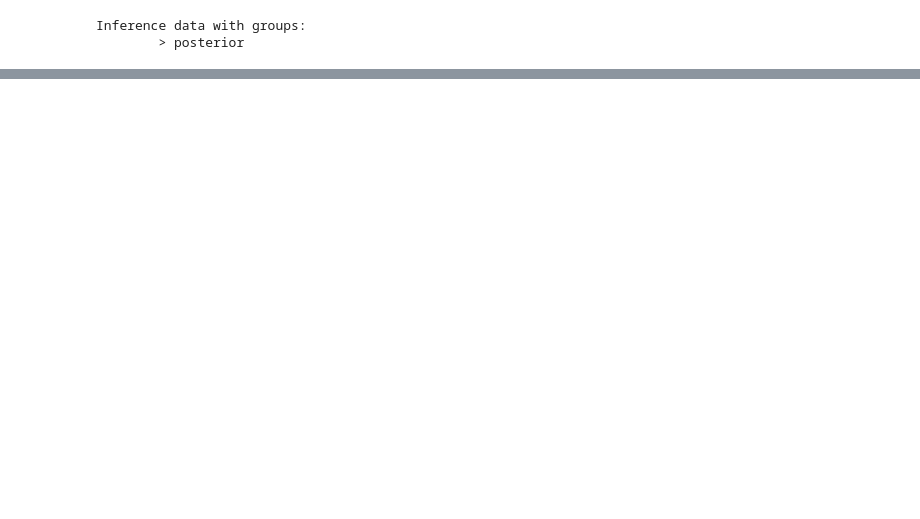
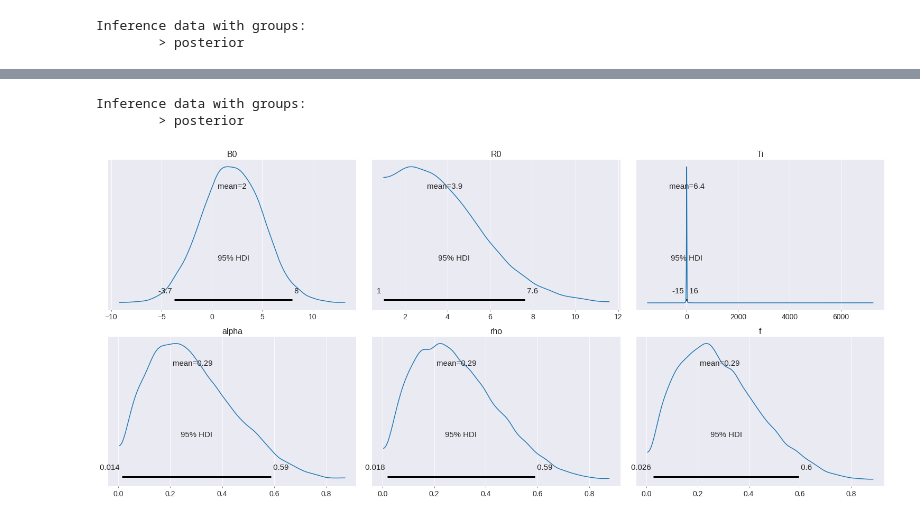
Before and after one commit to IgorMichels/MM4, a Jupyter notebook: Untitled.ipynb, the cells around one changed output, grey strips where cells are left out. Saved outputs shown, nothing was run; the diff lists cells and outputs as text; code cells hidden in the pictures; blank space fills up the shorter version.

Commit message:
estimações, vou ver com beta em beta

```diff
--- a/Untitled.ipynb
+++ b/Untitled.ipynb
@@ -586,0 +583,37 @@ az.plot_posterior(data, round_to=2, hdi_prob=0.95);
+# %%
+seird_model = DifferentialEquation(
+    func=model,
+    times=np.arange(22, 322, 0.25),
+    n_states=6,
+    n_theta=6,
+    t0=0.0,
+)
+
+tspan = [22, 322]
+
+real_data = np.genfromtxt('data.csv', delimiter=',')[1:]
+data =[]
+
+for k in real_data:
+    if tspan[0] <= k[0] <= tspan[1]:
+        data.append((k[0], k[1]/pop))
+
+with pm.Model() as model4:
+#     sigma = pm.HalfCauchy('sigma', 1, shape=6)
+
+    # Distribuições a priori
+    # R0 é limitada inferiormente em 1 para sempre termos uma epidemia.
+    R0 = pm.Bound(pm.Normal, lower=1)('R0', 2, 3)
+
+    B0 = pm.Normal('B0', 2, 3)
+    Ti = pm.Deterministic('Ti', R0 / B0)
+    t0 = 0
+    alpha = pm.Beta('alpha', alpha = 2, beta = 5)
+    rho = pm.Beta('rho', alpha = 2, beta = 5)
+    f = pm.Beta('f', alpha = 2, beta = 5)
+
+    seird_curves = seird_model([1 - 1e-6, 0, 1e-6, 0, 0, 0], [B0, Ti, t0, alpha, rho, f])
+
+#     Y = pm.Lognormal('Y', mu=pm.math.log(seird_curves), sigma=sigma, observed=data)
+    db = pm.backends.HDF5('traces.h5') # Salva as amostras e assim evita de manter tudo na memória
+    trace = pm.sample(2000, tune=1000,trace=db)#, cores=4)
@@ -586,0 +639,10 @@ az.plot_posterior(data, round_to=2, hdi_prob=0.95);
+# %%
+data = az.from_pymc3(trace=trace)
+data
+# %% [output]
+Inference data with groups:
+        > posterior
+# %%
+az.plot_posterior(data, round_to=2, hdi_prob=0.95);
+# %% [output]
+[figure, added]
```
Also changed, not shown: parts of 6 cells of this notebook.
